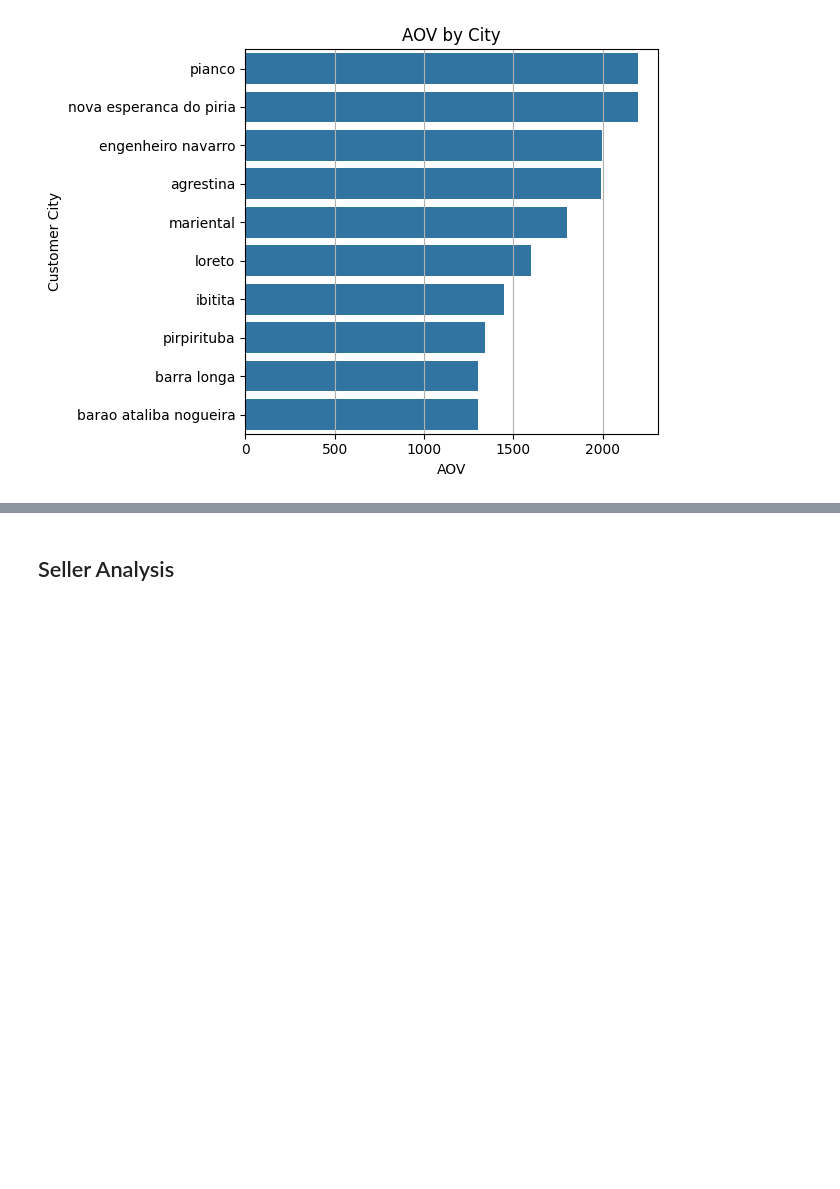
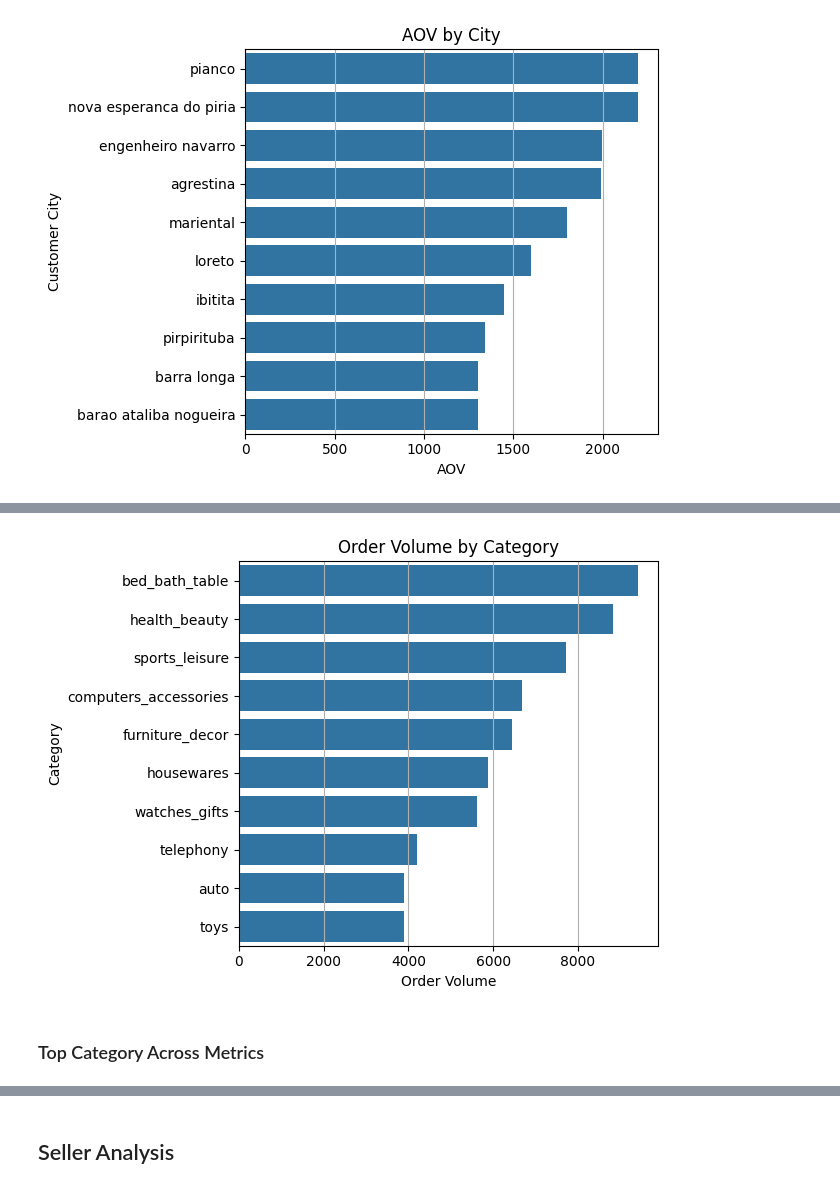
Before and after one commit to MattiaVerardi/olist-ecommerce-analytics, a Jupyter notebook: python/10_eda.ipynb, the cells around one changed output, grey strips where cells are left out. Saved outputs shown, nothing was run; the diff lists cells and outputs as text; code cells hidden in the pictures; blank space fills up the shorter version.

```diff
--- a/python/10_eda.ipynb
+++ b/python/10_eda.ipynb
@@ -2762,0 +2881,10 @@ plt.show()
+# %%
+order_volume_by_category = category_performance[[
+    "category",
+    "order_volume"
+]].sort_values(
+    by="order_volume",
+    ascending=False
+).head(10)
+
+order_volume_by_category
@@ -2762,0 +2903,16 @@ plt.show()
+# %%
+sns.barplot(
+    data=order_volume_by_category,
+    x="order_volume",
+    y="category"
+)
+plt.title("Order Volume by Category")
+plt.xlabel("Order Volume")
+plt.ylabel("Category")
+plt.grid(axis="x")
+plt.tight_layout()
+plt.show()
+# %% [output]
+[figure, added]
+# %% [markdown]
+### Top Category Across Metrics
```
Also changed, not shown: parts of 16 cells of this notebook.
